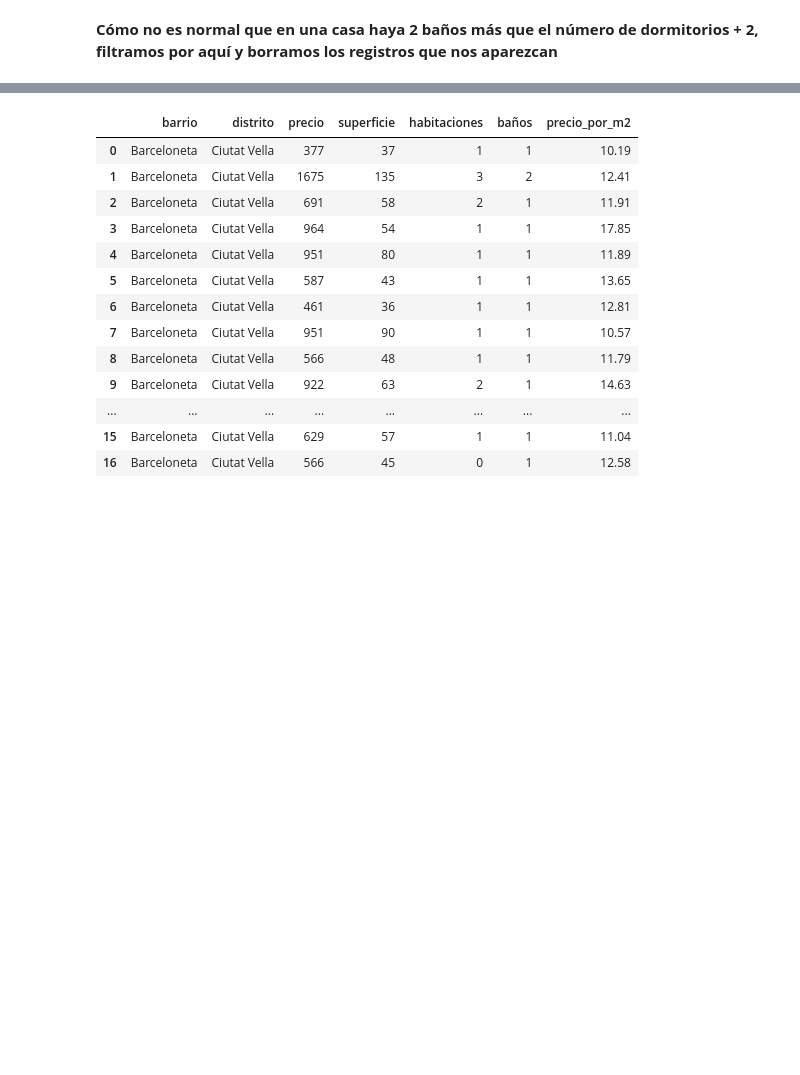
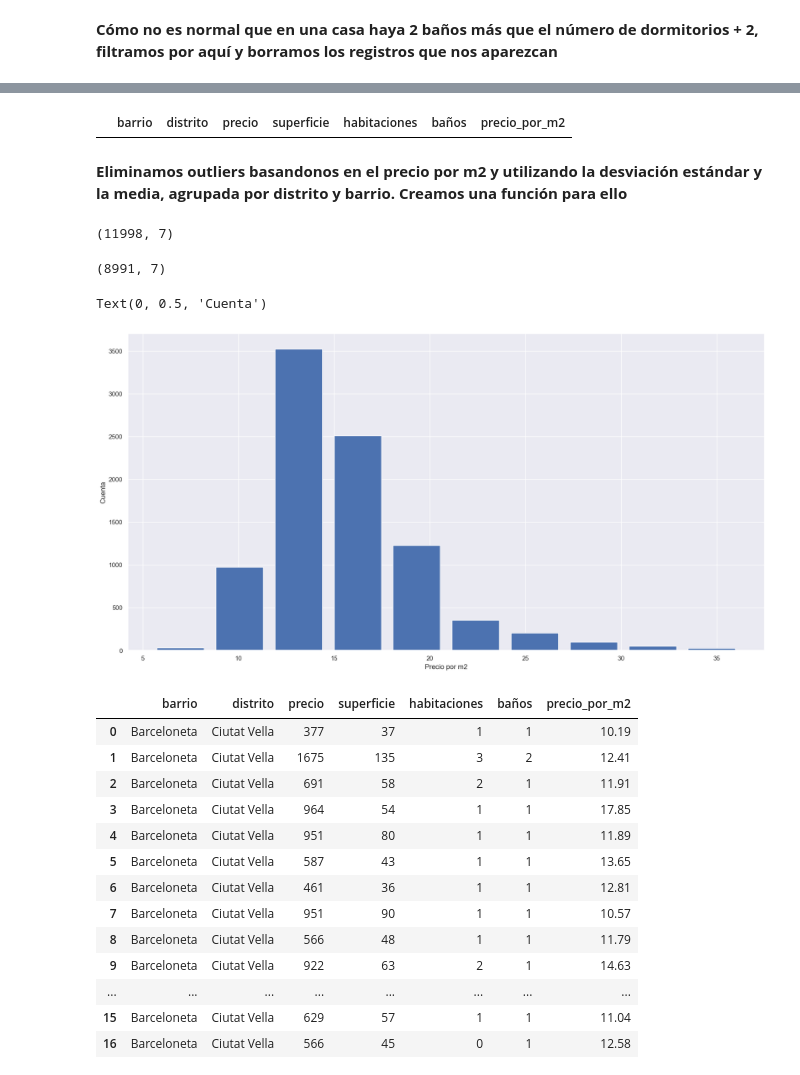
Before and after one commit to hbleda/BarcelonaRentPrediction, a Jupyter notebook: model/barcelona_home_prices_final.ipynb, the cells around one changed output, grey strips where cells are left out. Cells and saved outputs as stored; diff of their text form; code cells hidden in the pictures; blank space fills up the shorter version.

```diff
--- a/model/barcelona_home_prices_final.ipynb
+++ b/model/barcelona_home_prices_final.ipynb
@@ -221,9 +186,0 @@ print(df3.shape)
-# %%
-for i in df3[['precio', 'superficie', 'habitaciones', 'baños']]:
-    plt.figure()
-    plt.tight_layout()
-    sns.set(rc={"figure.figsize":(8, 5)})
-    f, (ax_box, ax_hist) = plt.subplots(2, sharex=True)
-    plt.gca().set(xlabel= i,ylabel='Frequency')
-    sns.boxplot(df1[i],  ax=ax_box , orient="h", linewidth= 1.0)
-    sns.histplot(df1[i], ax=ax_hist , bins = 10,kde=True)
@@ -295,9 +273,0 @@ df4.shape
-# %%
-for i in df4[['precio', 'superficie', 'habitaciones', 'baños']]:
-    plt.figure()
-    plt.tight_layout()
-    sns.set(rc={"figure.figsize":(8, 5)})
-    f, (ax_box, ax_hist) = plt.subplots(2, sharex=True)
-    plt.gca().set(xlabel= i,ylabel='Frequency')
-    sns.boxplot(df1[i],  ax=ax_box , orient="h", linewidth= 1.0)
-    sns.histplot(df1[i], ax=ax_hist , bins = 10,kde=True)
@@ -313 +274,34 @@ for i in df4[['precio', 'superficie', 'habitaciones', 'baños']]:
+# %%
+df4[df4.baños>df4.habitaciones+2]
+# %% [output]
+|  | barrio | distrito | precio | superficie | habitaciones | baños | precio_por_m2 |
+# %% [markdown]
+**Eliminamos outliers basandonos en el precio por m2 y utilizando la desviación estándar y la media, agrupada por distrito y barrio. Creamos una función para ello**
+# %%
+df4.shape
+# %% [output]
+(11998, 7)
+# %%
+def remove_pps_outliers(df):
+    df_out = pd.DataFrame()
+    for (distrito, barrio), subdf in df.groupby(['distrito', 'barrio']):
+        m = np.mean(subdf.precio_por_m2)
+        st = np.std(subdf.precio_por_m2)
+        reduced_df = subdf[(subdf.precio_por_m2>(m-st)) & (subdf.precio_por_m2<=(m+st))]
+        df_out = pd.concat([df_out, reduced_df], ignore_index=True)
+    return df_out
+
+df5 = remove_pps_outliers(df4)
+df5.shape
+# %% [output]
+(8991, 7)
+# %%
+import matplotlib
+matplotlib.rcParams["figure.figsize"] = (20,10)
+plt.hist(df5.precio_por_m2,rwidth=0.8)
+plt.xlabel("Precio por m2")
+plt.ylabel("Cuenta")
+# %% [output]
+Text(0, 0.5, 'Cuenta')
+[figure, added]
 # %%
```
Also changed, not shown: parts of 46 cells of this notebook, 1 other file.
